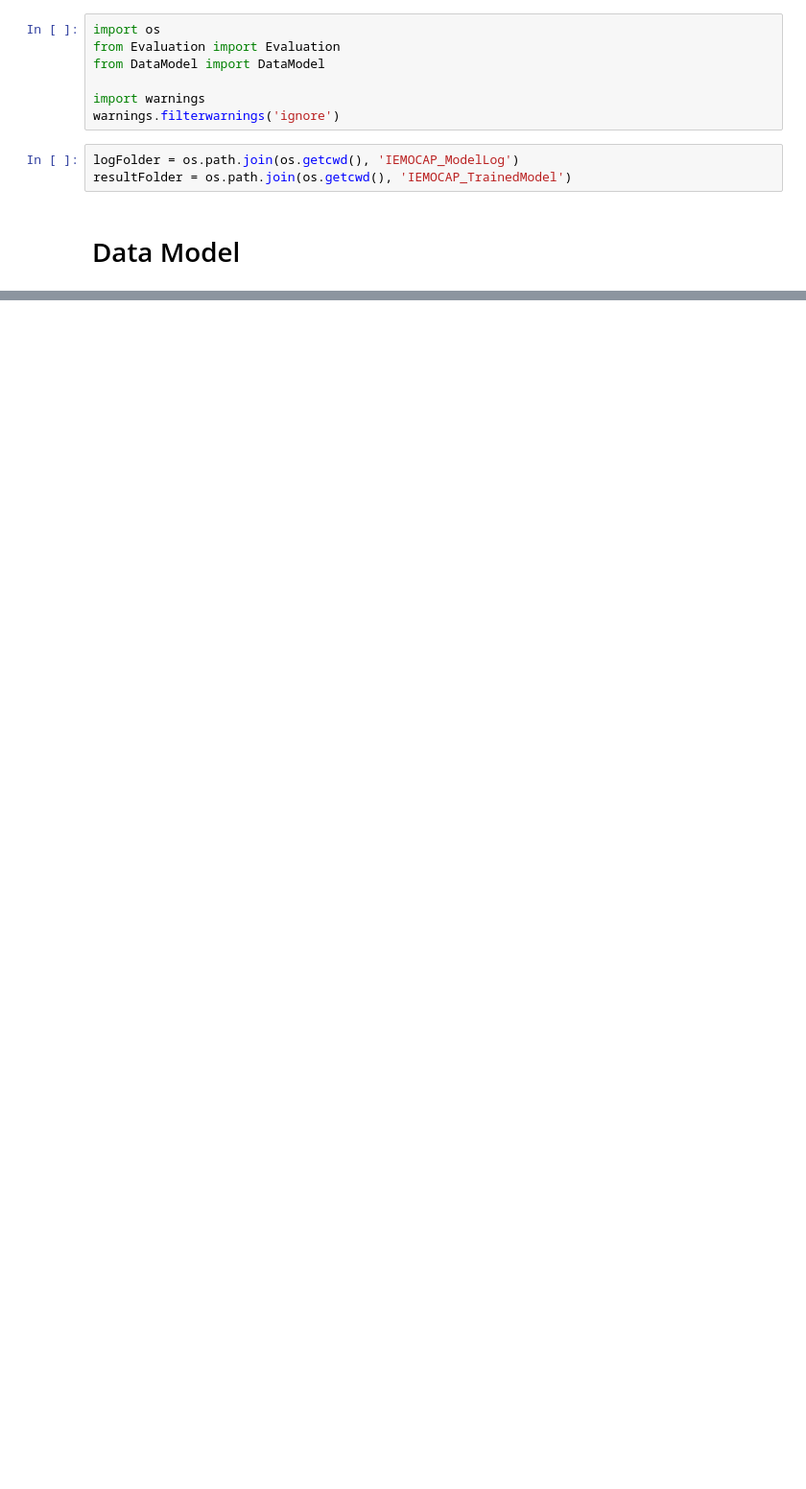
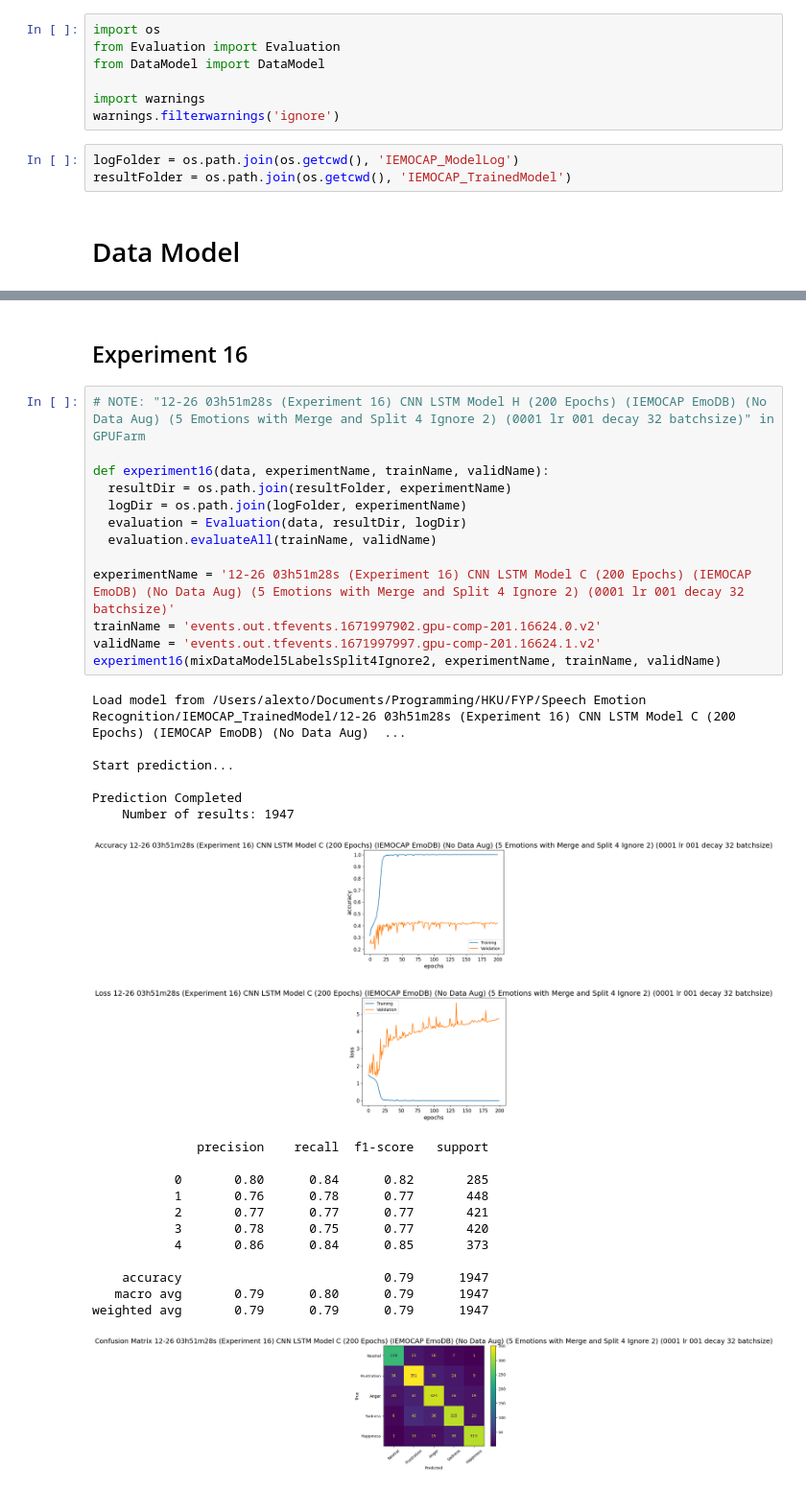
Before and after one commit to tohoilam/Emotion-based-Music-Provider, a Jupyter notebook: Speech Emotion Recognition/CNN LSTM Model Evaluation.ipynb, the cells around one changed output, grey strips where cells are left out. Shown at 96% size. Cells and saved outputs as stored; diff of their text form; blank space fills up the shorter version.

```diff
--- a/Speech Emotion Recognition/CNN LSTM Model Evaluation.ipynb
+++ b/Speech Emotion Recognition/CNN LSTM Model Evaluation.ipynb
@@ -29,0 +90,36 @@ mixDataModel5LabelsSplit4Ignore2.processData()
+# %% [markdown]
+## Experiment 16
+# %%
+# NOTE: "12-26 03h51m28s (Experiment 16) CNN LSTM Model H (200 Epochs) (IEMOCAP EmoDB) (No Data Aug) (5 Emotions with Merge and Split 4 Ignore 2) (0001 lr 001 decay 32 batchsize)" in GPUFarm
+
+def experiment16(data, experimentName, trainName, validName):
+  resultDir = os.path.join(resultFolder, experimentName)
+  logDir = os.path.join(logFolder, experimentName)
+  evaluation = Evaluation(data, resultDir, logDir)
+  evaluation.evaluateAll(trainName, validName)
+
+experimentName = '12-26 03h51m28s (Experiment 16) CNN LSTM Model C (200 Epochs) (IEMOCAP EmoDB) (No Data Aug) (5 Emotions with Merge and Split 4 Ignore 2) (0001 lr 001 decay 32 batchsize)'
+trainName = 'events.out.tfevents.1671997902.gpu-comp-201.16624.0.v2'
+validName = 'events.out.tfevents.1671997997.gpu-comp-201.16624.1.v2'
+experiment16(mixDataModel5LabelsSplit4Ignore2, experimentName, trainName, validName)
+# %% [output]
+Load model from /Users/alexto/Documents/Programming/HKU/FYP/Speech Emotion Recognition/IEMOCAP_TrainedModel/12-26 03h51m28s (Experiment 16) CNN LSTM Model C (200 Epochs) (IEMOCAP EmoDB) (No Data Aug)  ...
+
+Start prediction...
+
+Prediction Completed
+    Number of results: 1947
+[figure, added]
+[figure, added]
+              precision    recall  f1-score   support
+
+           0       0.80      0.84      0.82       285
+           1       0.76      0.78      0.77       448
+           2       0.77      0.77      0.77       421
+           3       0.78      0.75      0.77       420
+           4       0.86      0.84      0.85       373
+
+    accuracy                           0.79      1947
+   macro avg       0.79      0.80      0.79      1947
+weighted avg       0.79      0.79      0.79      1947
+[figure, added]
```
Also changed, not shown: parts of 6 cells of this notebook, 25 other files.
